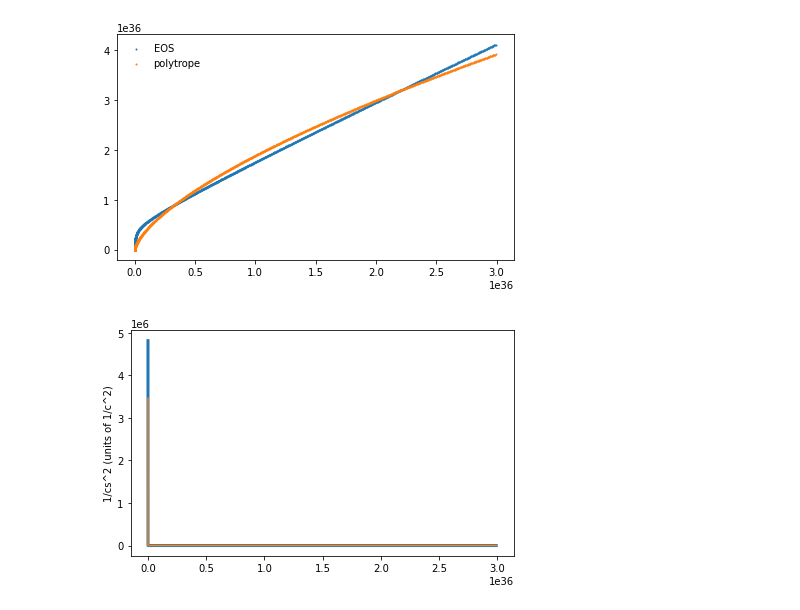
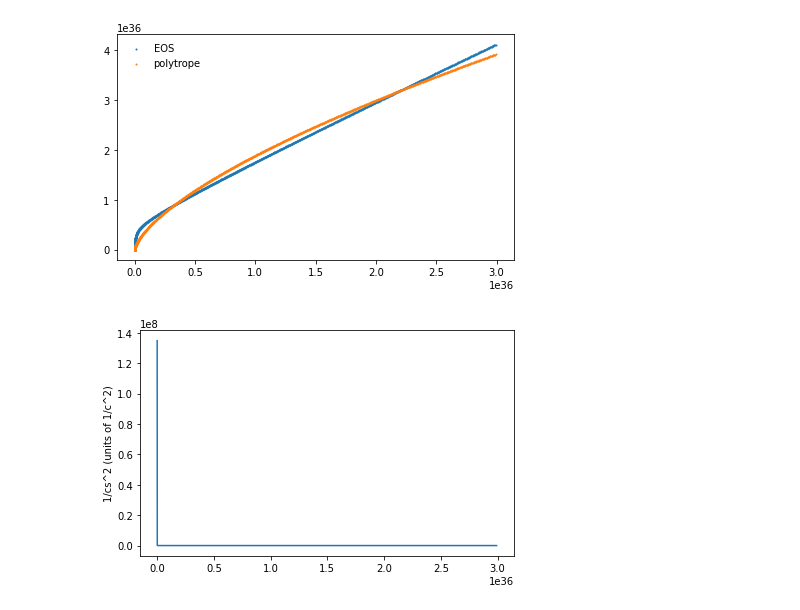
Before and after one commit to utkarsh7236/fmodes, a Jupyter notebook: cowling_approximation2.ipynb, the cells around one changed output. Cells and saved outputs as stored; diff of their text form; code cells hidden in the pictures.

```diff
--- a/cowling_approximation2.ipynb
+++ b/cowling_approximation2.ipynb
@@ -46,6 +46,8 @@ c = 2.998e10 # cms-1
 n_den = 2.3e14
 km2cm = 1e5
 msun = 1.989e33
+
+path = "eos_data/nl3cr.csv"
 # G = c = 1
 
 # DIMENSIONS CHECKED
@@ -156,8 +158,9 @@ def coupledTOV(r, VEC, init_params):
     ret = [dPdr, dMdr, dvdr, dWdr, dUdr]
     return ret
 # %%
-df = pd.read_csv("eos_data/nl3cr.csv")
+df = pd.read_csv(path)
 e, p = df_to_ep(df)
+minimum_pressure = min(p)
 EOS = get_ep(e, p)
 plt.scatter(p, e, s = 1, label = "EOS")
 
@@ -177,53 +180,62 @@ dedp = np.zeros(len(p))
 dedp2 = np.zeros(len(p))
 dedp3 = np.zeros(len(p))
 
+# def dedp_arr(p, EOS):
+#     x = np.logspace(np.floor(np.log10(min(p))),
+#                     np.ceil(np.log10(max(p))),
+#                     int(1e6), endpoint = True)
+# #     x = np.linspace(min(p), max(p), int(1e7))
+#     y = EOS(x)
+#     dydx = np.diff(y)/np.diff(x)
+#     return x, dydx
+
+# def get_dedp(dedp, p):
+#     dedp_EQ = interp1d(p[:-1], dedp, fill_value="extrapolate")
+#     return dedp_EQ
+
 def dedp_arr(p, EOS):
-    x = np.logspace(np.ceil(np.log10(min(p))),
-                    np.ceil(np.log10(max(p))),
-                    10000, endpoint = True)
-#     x = np.linspace(min(p), max(p), int(1e7))
-    y = EOS(x)
-    dydx = np.diff(y)/np.diff(x)
-    return x, dydx
+    x = p
+    return x, np.gradient(EOS(x), x)
 
 def get_dedp(dedp, p):
-    dedp_EQ = interp1d(p[:-1], dedp, fill_value="extrapolate")
-    return dedp_EQ
+    dedp_EQ = interp1d(p, dedp, fill_value="extrapolate")
+#     return dedp_EQ
+    return polytrope
 
 from scipy.misc import derivative
 
 for i in tqdm(range(len(p))):
 
     # THIS CHOICE WAS NON-TRIVIAL: SCALE WITH ORDERS OF MAGNITUDE
     P = p[i]
 #     log_eps = 1
 #     order_P = np.floor(np.log10(P))
 #     min_ind = max(np.log10(min(p)), order_P - log_eps)
 #     max_ind = min(np.log10(max(p)), order_P + log_eps)
 #     p_eval = np.logspace(min_ind, max_ind, 100)
 #     e_eval = EOS(p_eval)
-    eps = 1e5
-    p_eval = np.linspace(P/eps, P*eps, 10)
+    eps = 1e-1
+#     p_eval = np.linspace(P/eps, P*eps, 10)
+    p_eval = np.logspace(np.floor(np.log10(P/eps)), np.ceil(np.log10(P*eps)), 10)
     e_eval = EOS(p_eval)
     dedp[i] = np.mean(np.gradient(e_eval, p_eval, edge_order=2))
     dedp2[i] = approx_fprime(np.mean(p_eval), EOS, epsilon = eps)
-#     dedp3[i] = derivative(EOS, P, dx = 1e16, n = 1)
+    dedp3[i] = derivative(EOS, P, dx = 1e30, n = 1)
 
-# TRY ANALYTIC GRADIENT TO SEE IF FMODES EVEN WORK.
 
-plt.plot(p, dedp, linewidth = 3)
-plt.plot(p, dedp2)
+# plt.plot(p, dedp, linewidth = 3)
+# plt.plot(p, dedp2)
 # x, dydx = dedp_arr(p, EOS)
 # dedp_EQ = get_dedp(dydx, x)
 # plt.plot(p, dedp_EQ(p))
-# plt.plot(p, polytrope(p))
-# plt.plot(p, 1/dedp3)
-# plt.xlim(0, 1e36)
-# plt.ylim(0, 10)
+plt.plot(p, polytrope(p))
+# plt.plot(p, dedp3)
+# plt.xlim(0.1e36, 3e36)
+# plt.ylim(0, 1)
 plt.ylabel("1/cs^2 (units of 1/c^2)")
 plt.show()
 # %% [output]
 [figure]
-[figure, old version]
+[figure, new version]
 # %%
 def tov(ep, init_VEC, r_i, p_min, omega, dedp_EQ, progress = False,
```
Also changed, not shown: parts of 10 cells of this notebook, 2 other files.
